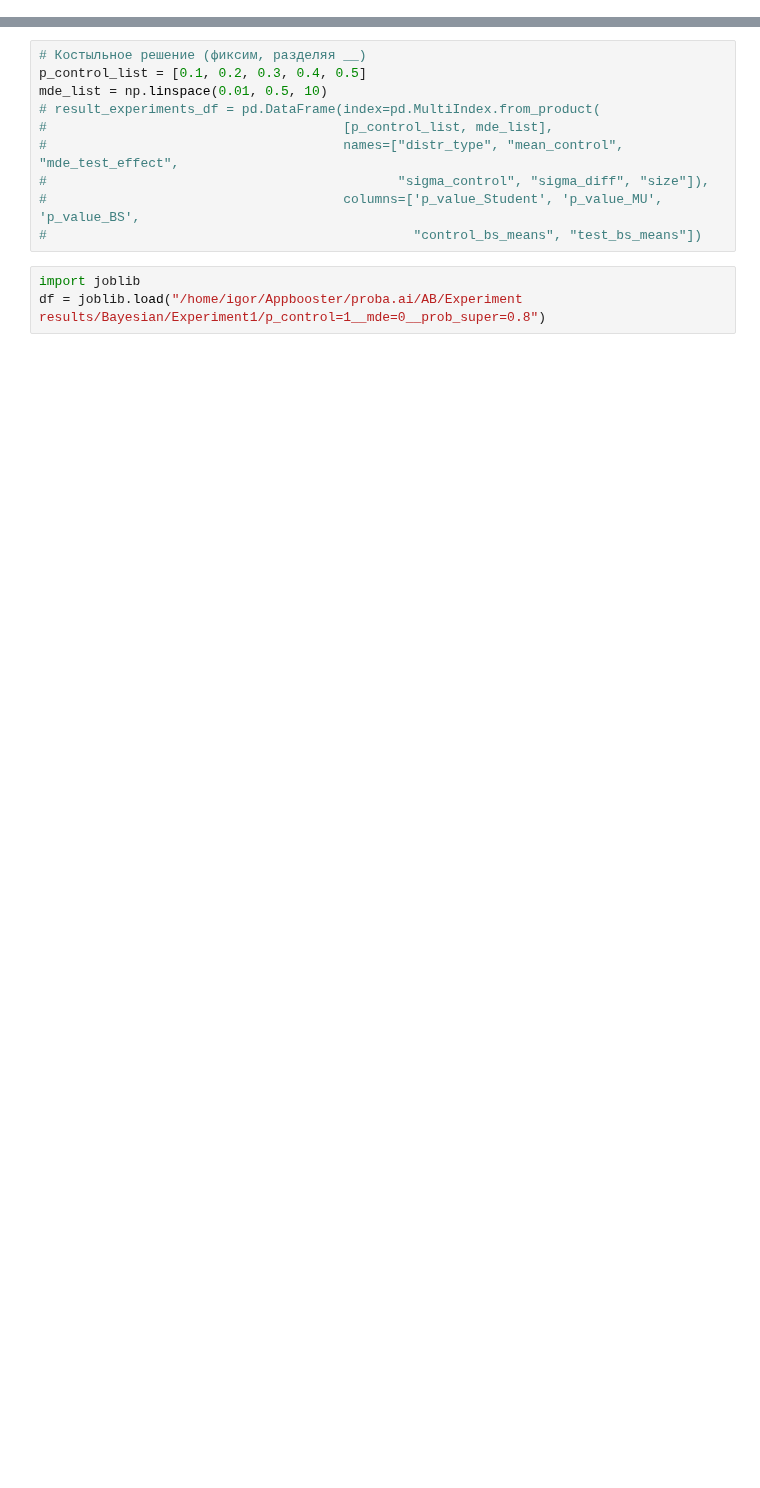
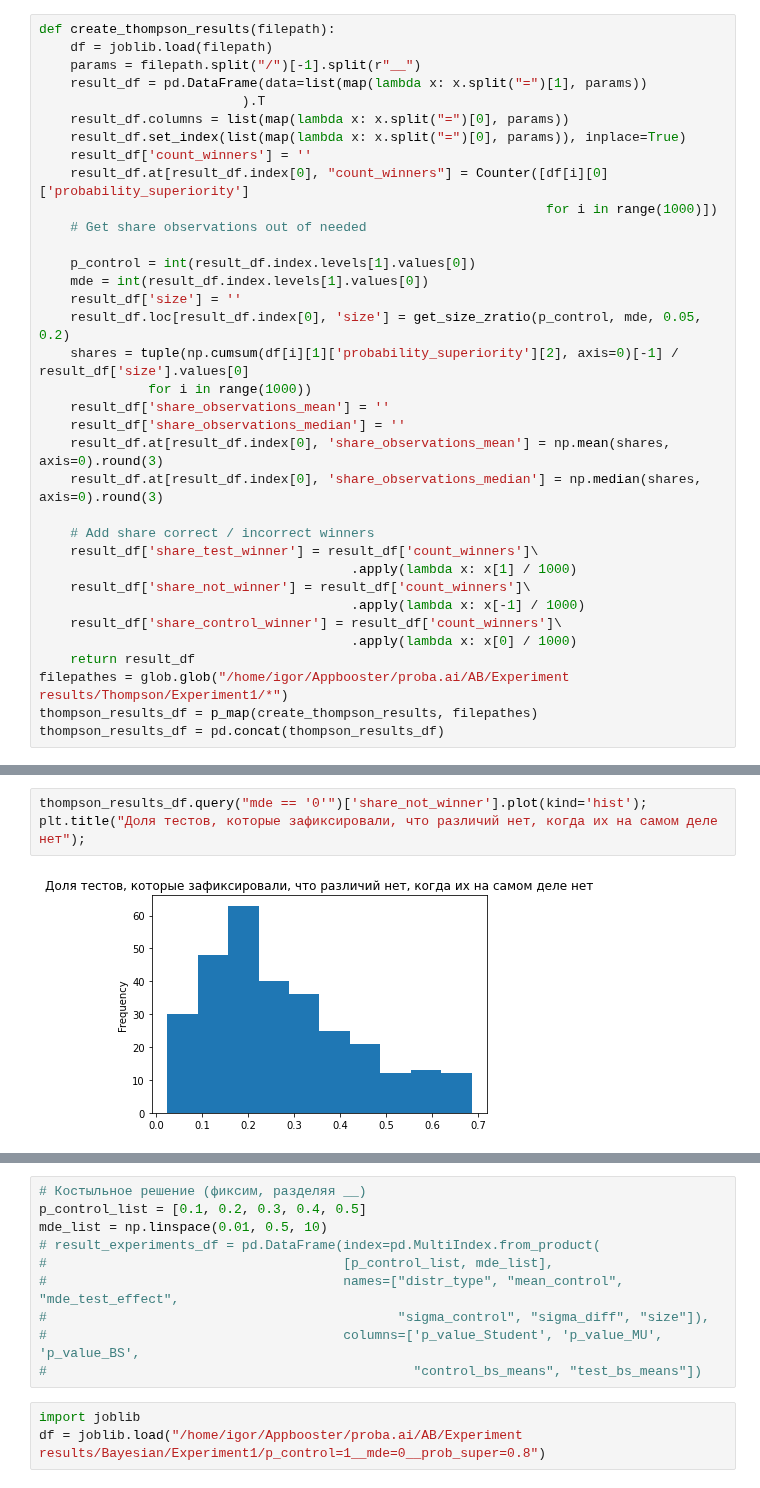
Before and after one commit to iakubovskii7/AB, a Jupyter notebook: Result_analyze.ipynb, the cells around one changed output, grey strips where cells are left out. Cells and saved outputs as stored; diff of their text form; blank space fills up the shorter version.

Commit message:
add tests class

```diff
--- a/Result_analyze.ipynb
+++ b/Result_analyze.ipynb
@@ -102,0 +58,35 @@ result_df
+# %%
+def create_thompson_results(filepath):
+    df = joblib.load(filepath)
+    params = filepath.split("/")[-1].split(r"__")
+    result_df = pd.DataFrame(data=list(map(lambda x: x.split("=")[1], params))
+                          ).T
+    result_df.columns = list(map(lambda x: x.split("=")[0], params))
+    result_df.set_index(list(map(lambda x: x.split("=")[0], params)), inplace=True)
+    result_df['count_winners'] = ''
+    result_df.at[result_df.index[0], "count_winners"] = Counter([df[i][0]['probability_superiority']
+                                                                 for i in range(1000)])
+    # Get share observations out of needed
+
+    p_control = int(result_df.index.levels[1].values[0])
+    mde = int(result_df.index.levels[1].values[0])
+    result_df['size'] = ''
+    result_df.loc[result_df.index[0], 'size'] = get_size_zratio(p_control, mde, 0.05, 0.2)
+    shares = tuple(np.cumsum(df[i][1]['probability_superiority'][2], axis=0)[-1] / result_df['size'].values[0]
+              for i in range(1000))
+    result_df['share_observations_mean'] = ''
+    result_df['share_observations_median'] = ''
+    result_df.at[result_df.index[0], 'share_observations_mean'] = np.mean(shares, axis=0).round(3)
+    result_df.at[result_df.index[0], 'share_observations_median'] = np.median(shares, axis=0).round(3)
+
+    # Add share correct / incorrect winners
+    result_df['share_test_winner'] = result_df['count_winners']\
+                                        .apply(lambda x: x[1] / 1000)
+    result_df['share_not_winner'] = result_df['count_winners']\
+                                        .apply(lambda x: x[-1] / 1000)
+    result_df['share_control_winner'] = result_df['count_winners']\
+                                        .apply(lambda x: x[0] / 1000)
+    return result_df
+filepathes = glob.glob("/home/igor/Appbooster/proba.ai/AB/Experiment results/Thompson/Experiment1/*")
+thompson_results_df = p_map(create_thompson_results, filepathes)
+thompson_results_df = pd.concat(thompson_results_df)
@@ -102,0 +110,5 @@ result_df
+# %%
+thompson_results_df.query("mde == '0'")['share_not_winner'].plot(kind='hist');
+plt.title("Доля тестов, которые зафиксировали, что различий нет, когда их на самом деле нет");
+# %% [output]
+[figure, added]
```
Also changed, not shown: parts of 18 cells of this notebook, 3 other files.
